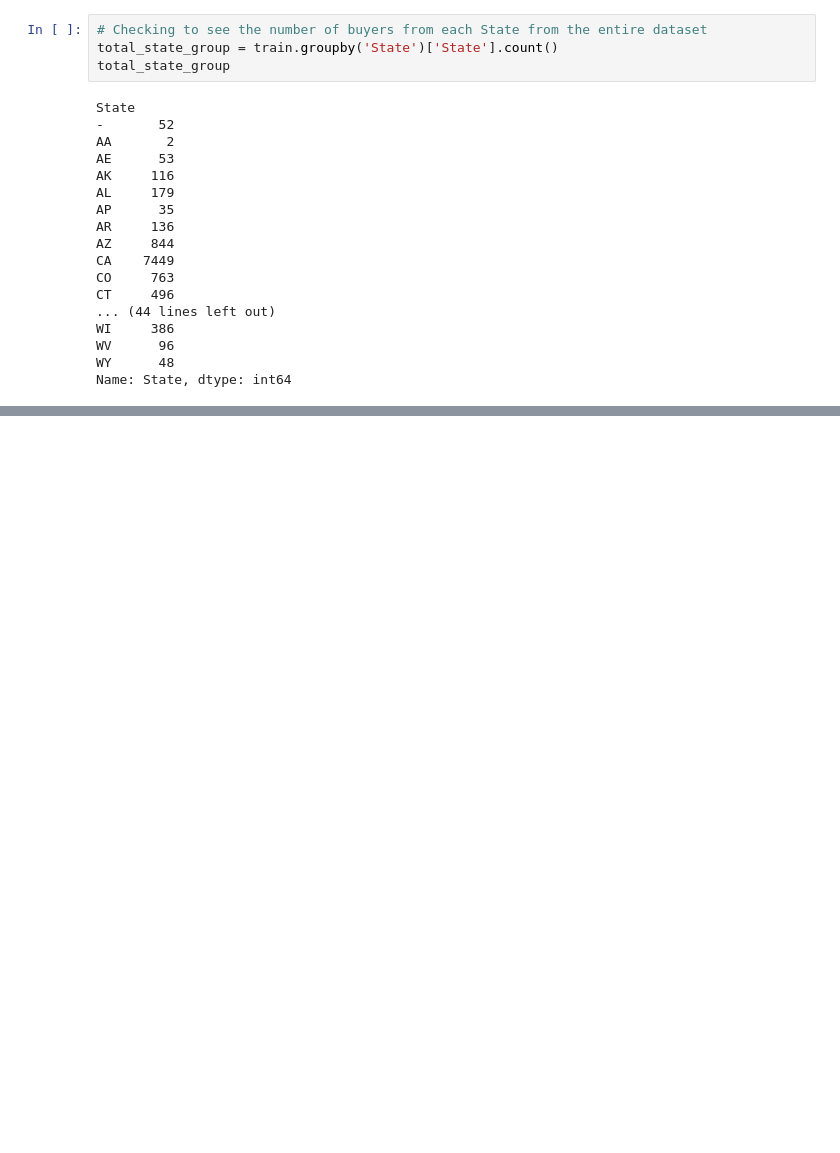
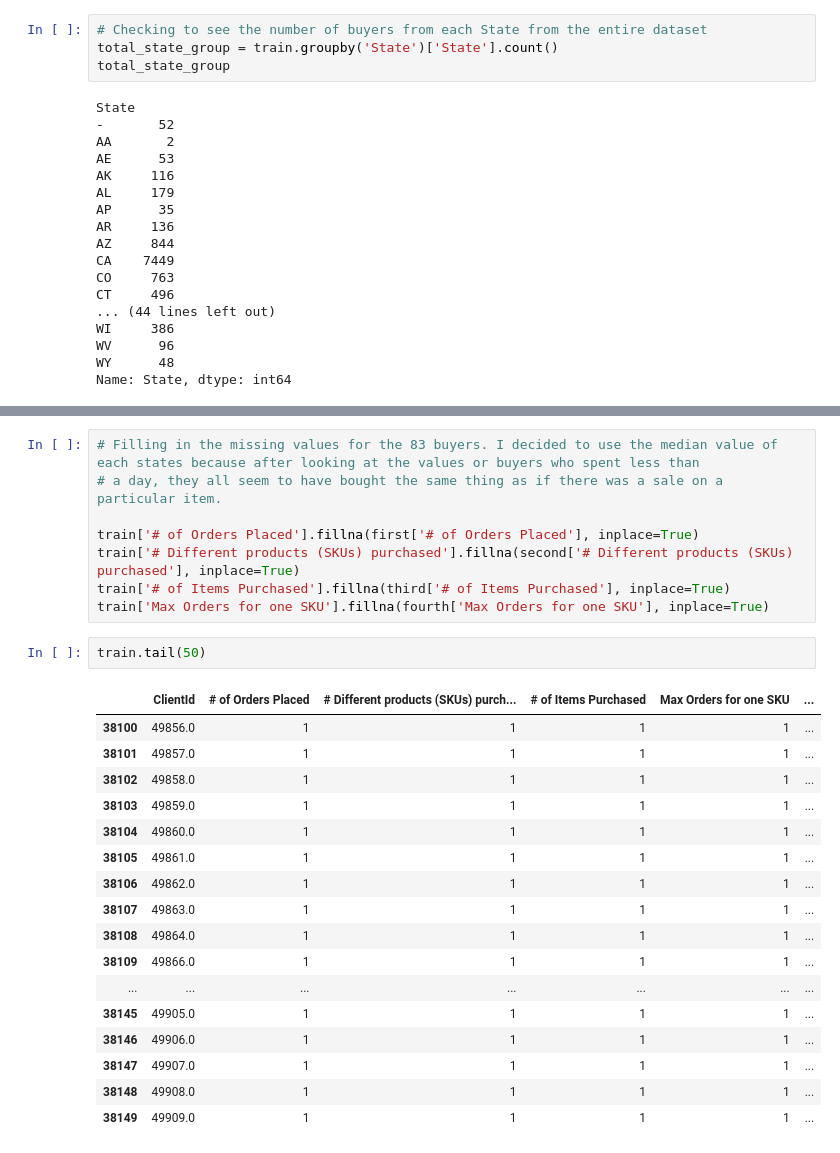
Before and after one commit to wonheejo/dafit, a Jupyter notebook: DF914/DF914_01_지렁이.ipynb, the cells around one changed output, grey strips where cells are left out. Drawn from its saved outputs; the diff is of its cells as text; blank space fills up the shorter version.

```diff
--- a/DF914/DF914_01_지렁이.ipynb
+++ b/DF914/DF914_01_지렁이.ipynb
@@ -332,0 +496,28 @@ Name: totaldays, Length: 499, dtype: int64
+# %%
+# Filling in the missing values for the 83 buyers. I decided to use the median value of each states because after looking at the values or buyers who spent less than
+# a day, they all seem to have bought the same thing as if there was a sale on a particular item.
+
+train['# of Orders Placed'].fillna(first['# of Orders Placed'], inplace=True)
+train['# Different products (SKUs) purchased'].fillna(second['# Different products (SKUs) purchased'], inplace=True)
+train['# of Items Purchased'].fillna(third['# of Items Purchased'], inplace=True)
+train['Max Orders for one SKU'].fillna(fourth['Max Orders for one SKU'], inplace=True)
+# %%
+train.tail(50)
+# %% [output]
+|  | ClientId | # of Orders Placed | # Different products (SKUs) purch... | # of Items Purchased | Max Orders for one SKU | ... |
+| 38100 | 49856.0 | 1 | 1 | 1 | 1 | ... |
+| 38101 | 49857.0 | 1 | 1 | 1 | 1 | ... |
+| 38102 | 49858.0 | 1 | 1 | 1 | 1 | ... |
+| 38103 | 49859.0 | 1 | 1 | 1 | 1 | ... |
+| 38104 | 49860.0 | 1 | 1 | 1 | 1 | ... |
+| 38105 | 49861.0 | 1 | 1 | 1 | 1 | ... |
+| 38106 | 49862.0 | 1 | 1 | 1 | 1 | ... |
+| 38107 | 49863.0 | 1 | 1 | 1 | 1 | ... |
+| 38108 | 49864.0 | 1 | 1 | 1 | 1 | ... |
+| 38109 | 49866.0 | 1 | 1 | 1 | 1 | ... |
+| ... | ... | ... | ... | ... | ... | ... |
+| 38145 | 49905.0 | 1 | 1 | 1 | 1 | ... |
+| 38146 | 49906.0 | 1 | 1 | 1 | 1 | ... |
+| 38147 | 49907.0 | 1 | 1 | 1 | 1 | ... |
+| 38148 | 49908.0 | 1 | 1 | 1 | 1 | ... |
+| 38149 | 49909.0 | 1 | 1 | 1 | 1 | ... |
```
Also changed, not shown: parts of 24 cells of this notebook, 2 other files.
